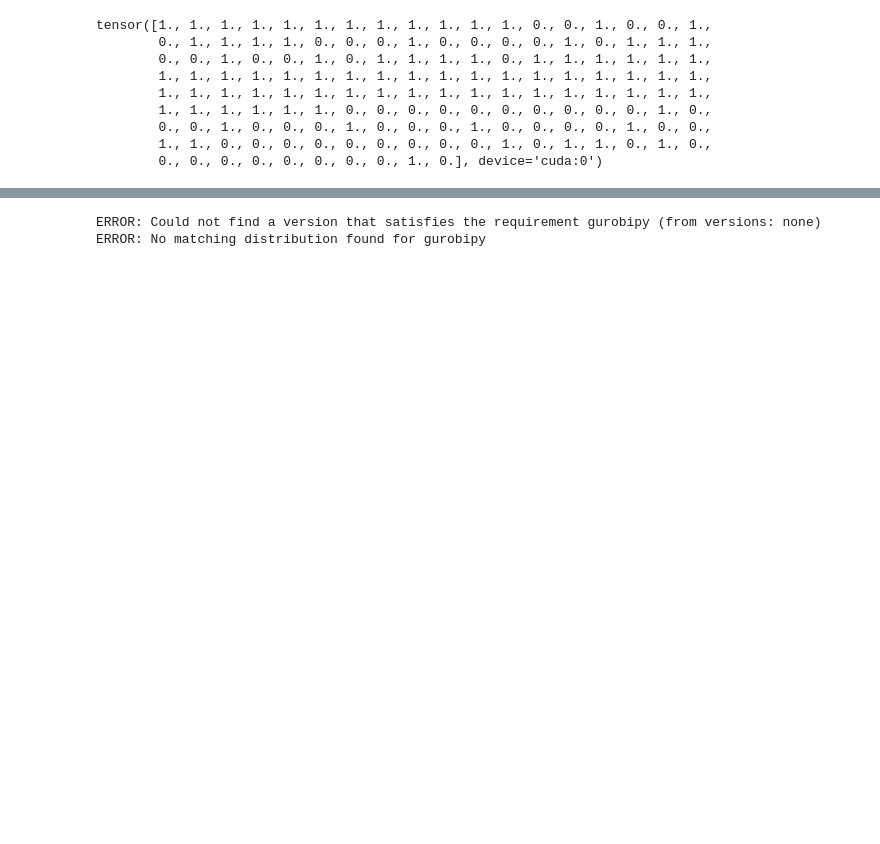
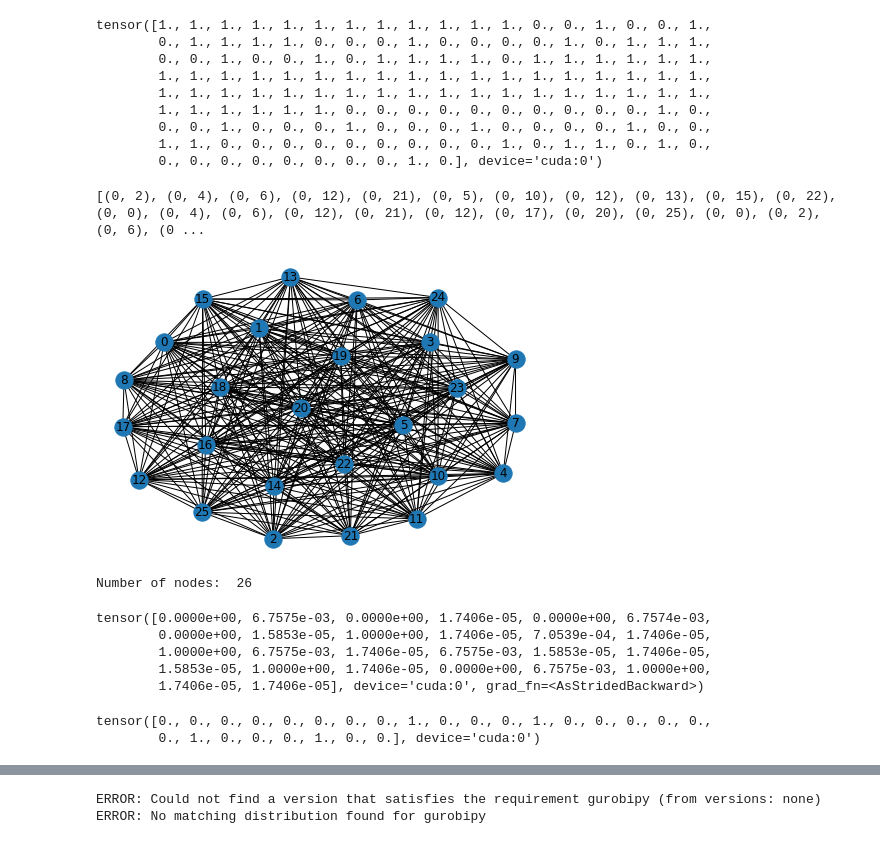
Before and after one commit to MohsenJadidi/Erdos-Goes-Neural, a Jupyter notebook: ModifiedCode/Clique.ipynb, the cells around one changed output, grey strips where cells are left out. Cells and saved outputs as stored; diff of their text form; code cells hidden in the pictures; blank space fills up the shorter version.

```diff
--- a/ModifiedCode/Clique.ipynb
+++ b/ModifiedCode/Clique.ipynb
@@ -696,7 +678,7 @@ for data in test_loader:
         print("data prep and fp: ", t_datanet_1)
 
         t_derand_0 = time.time()
-        sets, set_edges, set_cardinality = derandomize_clique_final_speed(data_prime,(ret_dict["output"][0]), weight_factor =0.,draw=False, beam = 1) #+-+-+-+-+
+        sets, set_edges, set_cardinality = derandomize_clique_final_speed(data_prime,(ret_dict["output"][0]), weight_factor =0., beam = 1) #+-+-+-+-+
         t_derand_1 = time.time() - t_derand_0
 
         print("Derandomization time: ", t_derand_1)
@@ -753,3 +735,62 @@ tensor([1., 1., 1., 1., 1., 1., 1., 1., 1., 1., 1., 1., 0., 0., 1., 0., 0., 1.,
         0., 0., 1., 0., 0., 0., 1., 0., 0., 0., 1., 0., 0., 0., 0., 1., 0., 0.,
         1., 1., 0., 0., 0., 0., 0., 0., 0., 0., 0., 1., 0., 1., 1., 0., 1., 0.,
         0., 0., 0., 0., 0., 0., 0., 0., 1., 0.], device='cuda:0')
+# %%
+batch_size = 1
+test_data = testdata
+test_loader = DataLoader(test_data, batch_size, shuffle=False)
+
+data1 = 0
+for data in test_loader:
+  data1 = data
+# %%
+source = data1['edge_index'][0]
+target = data1['edge_index'][1]
+
+source = source.tolist()
+target = target.tolist()
+
+edge_list = []
+for i in source:
+  for j in target:
+    edge_list.append((i,j))
+
+print(edge_list)
+H = nx.Graph(edge_list)
+nx.draw(H, with_labels=True)
+# %% [output]
+[(0, 2), (0, 4), (0, 6), (0, 12), (0, 21), (0, 5), (0, 10), (0, 12), (0, 13), (0, 15), (0, 22), (0, 0), (0, 4), (0, 6), (0, 12), (0, 21), (0, 12), (0, 17), (0, 20), (0, 25), (0, 0), (0, 2), (0, 6), (0 ...
+[figure, added]
+# %%
+data1 = data1.to(device)
+
+data_prime = get_diracs(data.to(device), 1, sparse = True, effective_volume_range=0.15, receptive_field = 7)
+print("Number of nodes: ", data_prime.x.shape[0])
+initial_values = data_prime.x.detach()
+data_prime.x = torch.zeros_like(data_prime.x)
+g_offset = 0
+curr_inds = (data_prime.batch==0)
+g_size = curr_inds.sum().item()
+graph_x = data_prime.x[curr_inds]
+data_prime.x[total_samples[0][k] + g_offset]=1.
+g_offset += g_size
+#forward_pass
+ret_dict = net(data_prime)
+
+#derandomize
+sets, set_edges, set_cardinality = derandomize_clique_final_speed(data_prime,(ret_dict["output"][0]), weight_factor =0., beam = 1) #+-+-+-+-+
+# %% [output]
+Number of nodes:  26
+# %%
+ret_dict["output"][0]
+# %% [output]
+tensor([0.0000e+00, 6.7575e-03, 0.0000e+00, 1.7406e-05, 0.0000e+00, 6.7574e-03,
+        0.0000e+00, 1.5853e-05, 1.0000e+00, 1.7406e-05, 7.0539e-04, 1.7406e-05,
+        1.0000e+00, 6.7575e-03, 1.7406e-05, 6.7575e-03, 1.5853e-05, 1.7406e-05,
+        1.5853e-05, 1.0000e+00, 1.7406e-05, 0.0000e+00, 6.7575e-03, 1.0000e+00,
+        1.7406e-05, 1.7406e-05], device='cuda:0', grad_fn=<AsStridedBackward>)
+# %%
+sets
+# %% [output]
+tensor([0., 0., 0., 0., 0., 0., 0., 0., 1., 0., 0., 0., 1., 0., 0., 0., 0., 0.,
+        0., 1., 0., 0., 0., 1., 0., 0.], device='cuda:0')
```
Also changed, not shown: parts of 14 cells of this notebook.
